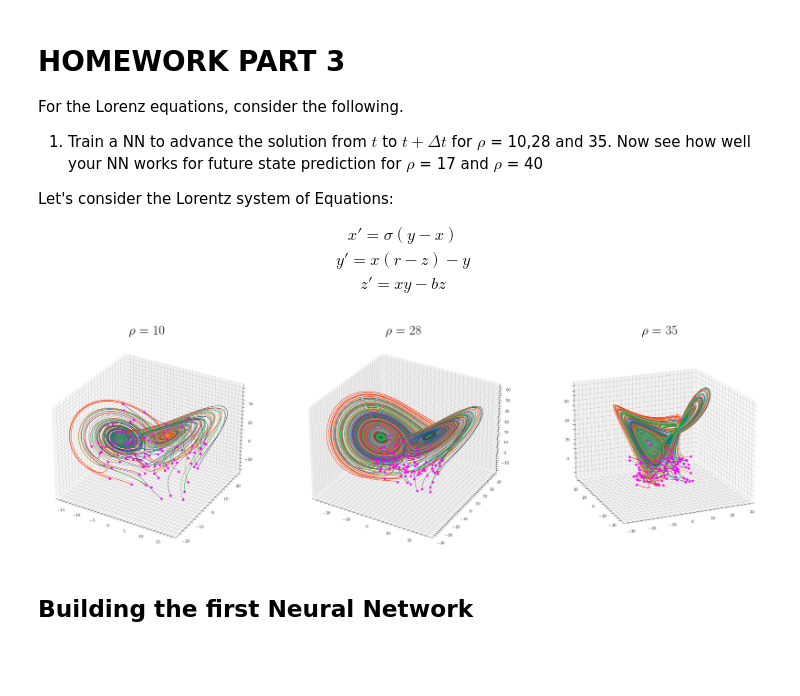
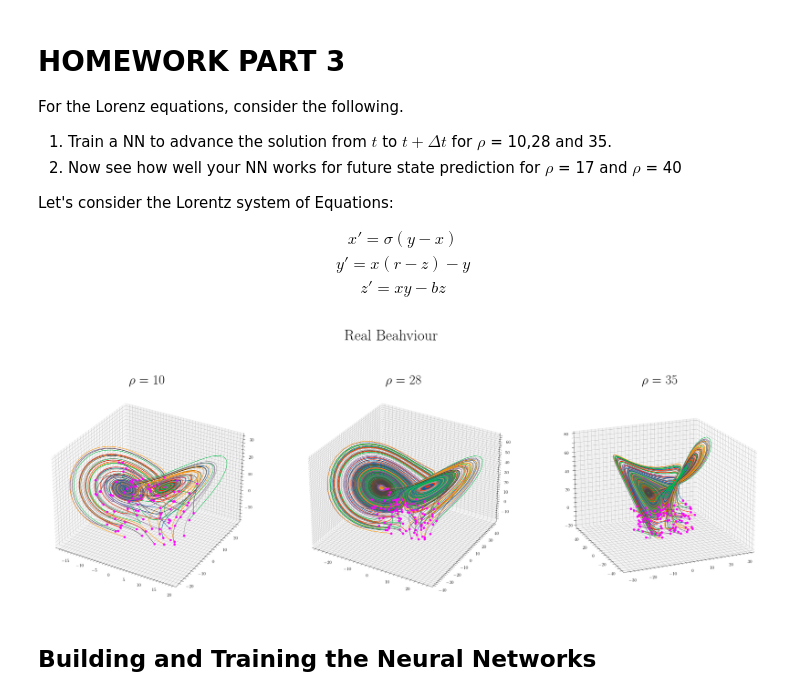
Before and after one commit to tdinelli/Modelling-From-Measurements, a Jupyter notebook: Notebooks/Part-3.ipynb, the cells around one changed output. Saved outputs shown, nothing was run; the diff lists cells and outputs as text; code cells hidden in the pictures; blank space fills up the shorter version.

```diff
--- a/Notebooks/Part-3.ipynb
+++ b/Notebooks/Part-3.ipynb
@@ -3,7 +3,8 @@
 
 For the Lorenz equations, consider the following.
 
-1. Train a NN to advance the solution from $t$ to $t + \Delta t$ for $\rho$ = 10,28 and 35. Now see how well your NN works for future state prediction for $\rho$ = 17 and $\rho$ = 40
+1. Train a NN to advance the solution from $t$ to $t + \Delta t$ for $\rho$ = 10,28 and 35.
+2. Now see how well your NN works for future state prediction for $\rho$ = 17 and $\rho$ = 40
 
 Let's consider the Lorentz system of Equations:
 
@@ -78,8 +70,9 @@ x_t_35 = np.asarray([solve_ivp(lorenz_deriv,
                     args=(sigma, beta, rho[2]),
                     **integrator_keywords).y.T for x0_j in x0])
 # %%
-fig= plt.figure(figsize=(30, 15))
+fig= plt.figure(figsize=(30, 11))
 
+plt.suptitle('Real Beahviour', fontsize = 35)
 ax = fig.add_subplot(1,3,1, projection='3d')
 for j in range(100):
 
@@ -89,34 +82,35 @@ for j in range(100):
     ax.scatter3D(x0[j,0],x0[j,1],x0[j,2],color='magenta')
 
     nn_input_10[j*(len(t)-1):(j+1)*(len(t)-1),:] = x_t_10[j,:-1,:]
     nn_output_10[j*(len(t)-1):(j+1)*(len(t)-1),:] = x_t_10[j,1:,:]
 
 ax = fig.add_subplot(1,3,2, projection='3d')
 for j in range(100):
 
     x28, y28, z28 = x_t_28[j, :, :].T
     ax.set_title('$\\rho$ = 28', fontsize = 30)
     ax.plot(x28, y28, z28,linewidth=1)
     ax.scatter3D(x0[j,0],x0[j,1],x0[j,2],color='magenta')
 
     nn_input_28[j*(len(t)-1):(j+1)*(len(t)-1),:] = x_t_28[j,:-1,:]
     nn_output_28[j*(len(t)-1):(j+1)*(len(t)-1),:] = x_t_28[j,1:,:]
 
 ax = fig.add_subplot(1,3,3, projection='3d')
 for j in range(100):
 
     x35, y35, z35 = x_t_35[j, :, :].T
     ax.set_title('$\\rho$ = 35', fontsize = 30)
     ax.plot(x35, y35, z35,linewidth=1)
     ax.scatter3D(x0[j,0],x0[j,1],x0[j,2],color='magenta')
 
     nn_input_35[j*(len(t)-1):(j+1)*(len(t)-1),:] = x_t_35[j,:-1,:]
     nn_output_35[j*(len(t)-1):(j+1)*(len(t)-1),:] = x_t_35[j,1:,:]
 
 ax.view_init(18, -113)
+fig.savefig('Figures/InitialLorenz.pdf', format='pdf', dpi=1200)
 plt.show()
 # %% [output]
-[figure, old version]
+[figure, new version]
 # %% [markdown]
-## Building the first Neural Network
+## Building and Training the Neural Networks
 # %%
```
Also changed, not shown: parts of 15 cells of this notebook.
